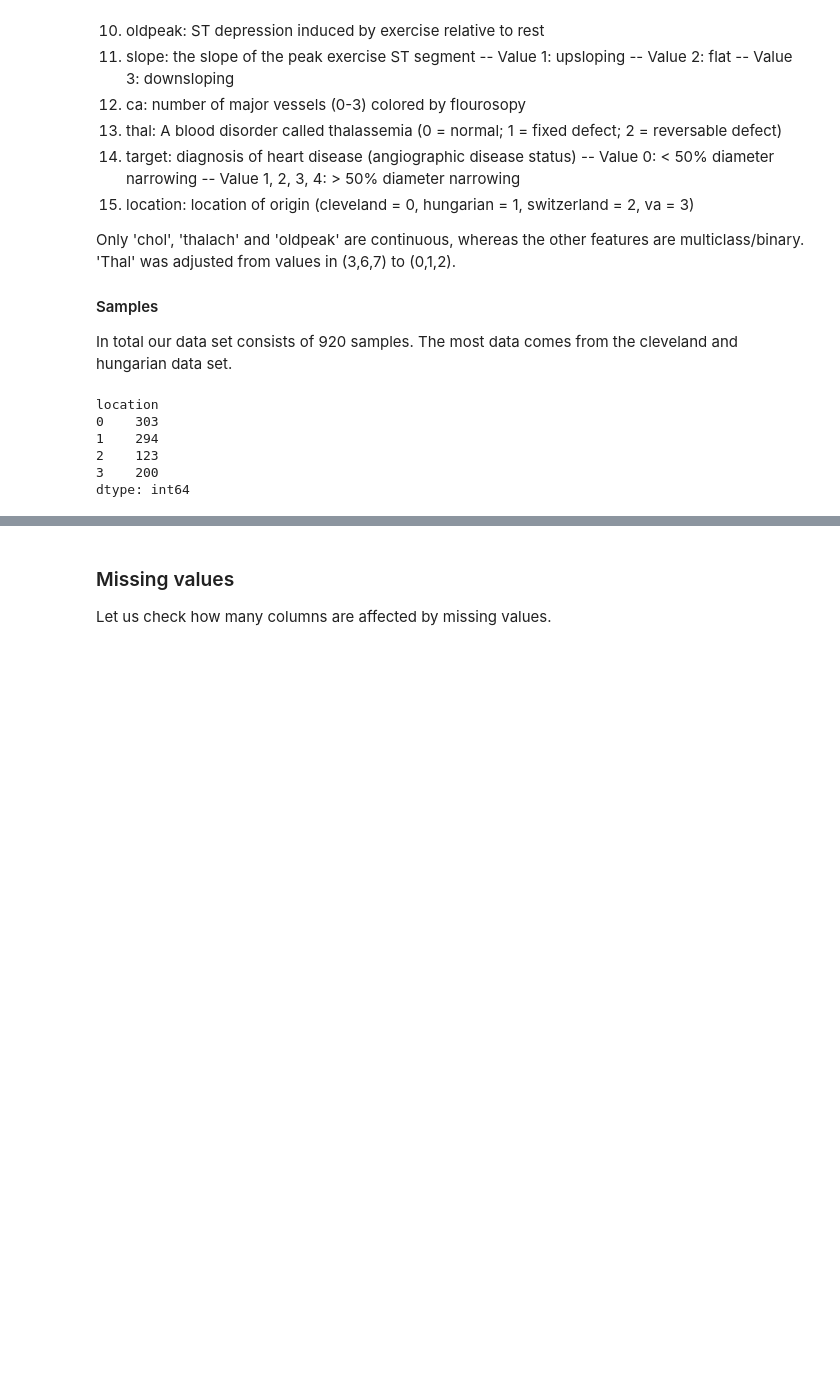
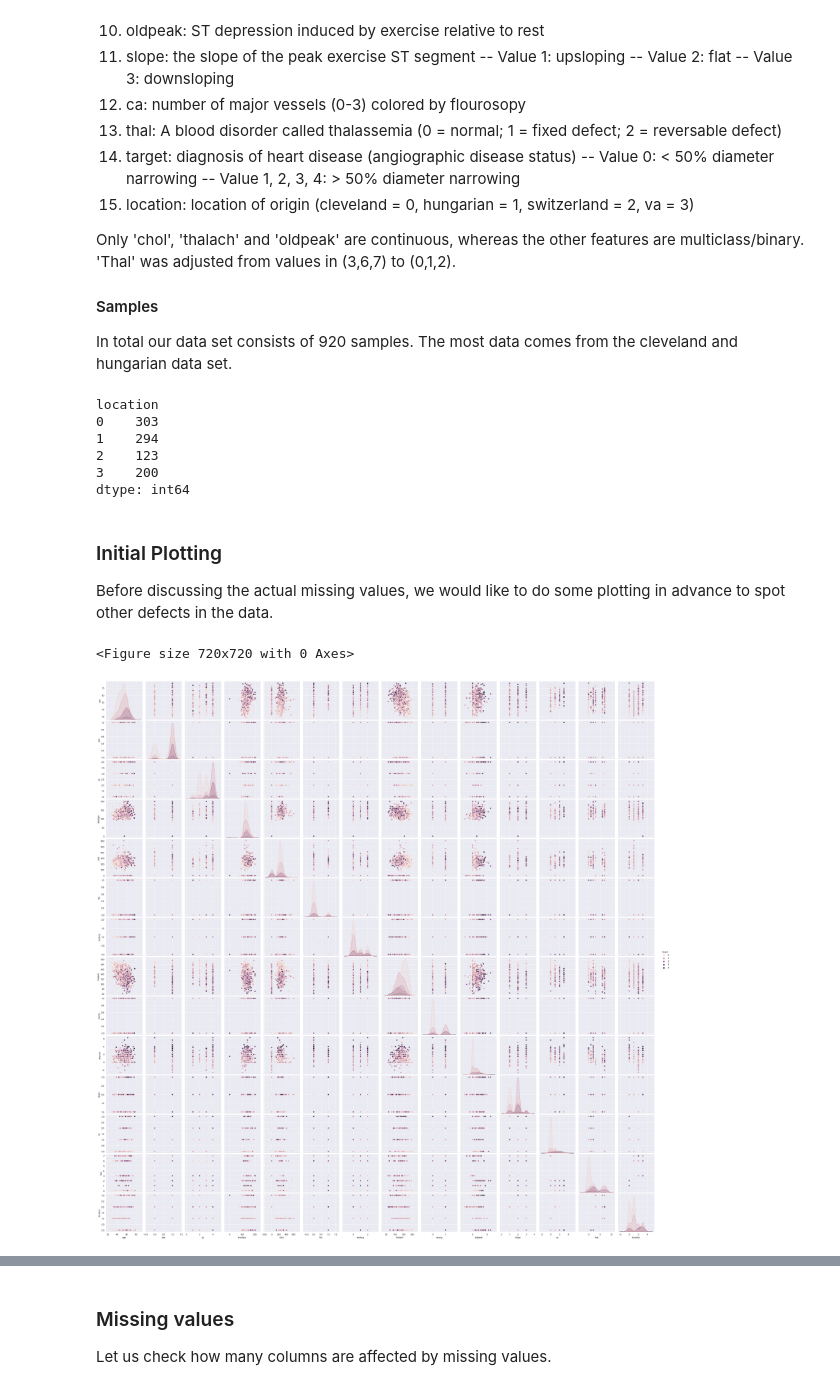
Before and after one commit to navetis/sss_ml, a Jupyter notebook: initial_data_analysis.ipynb, the cells around one changed output, grey strips where cells are left out. Saved outputs shown, nothing was run; the diff lists cells and outputs as text; code cells hidden in the pictures; blank space fills up the shorter version.

```diff
--- a/initial_data_analysis.ipynb
+++ b/initial_data_analysis.ipynb
@@ -155,3 +156,14 @@ location
 2    123
 3    200
 dtype: int64
+# %% [markdown]
+### Initial Plotting
+
+Before discussing the actual missing values, we would like to do some plotting in advance to spot other defects in the data.
+# %%
+plt.figure(figsize=(10,10))
+sns.pairplot(data, hue="target")
+plt.show()
+# %% [output]
+<Figure size 720x720 with 0 Axes>
+[figure, added]
```
Also changed, not shown: parts of 16 cells of this notebook, 1 other file.
